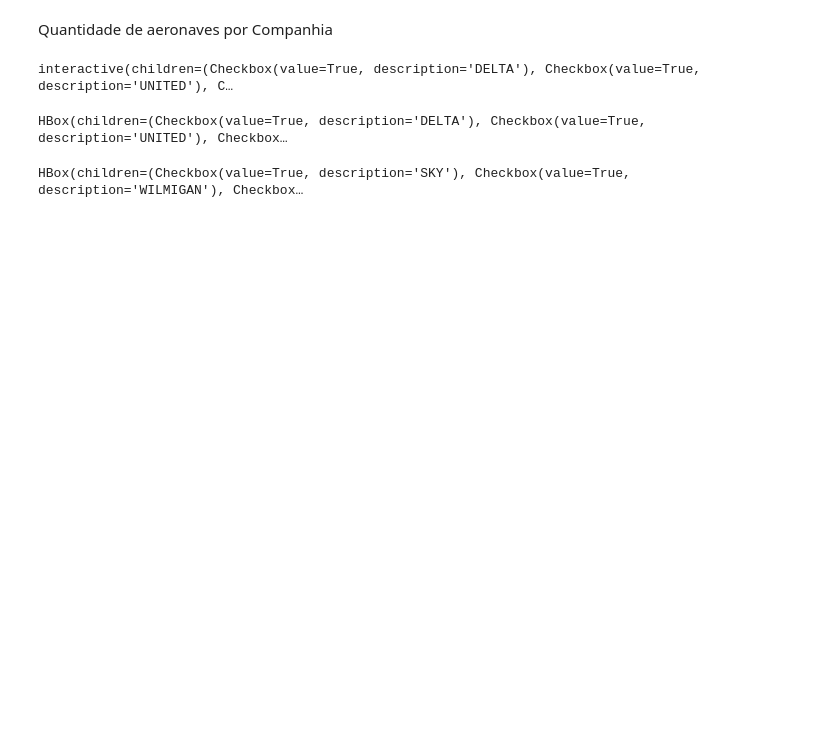
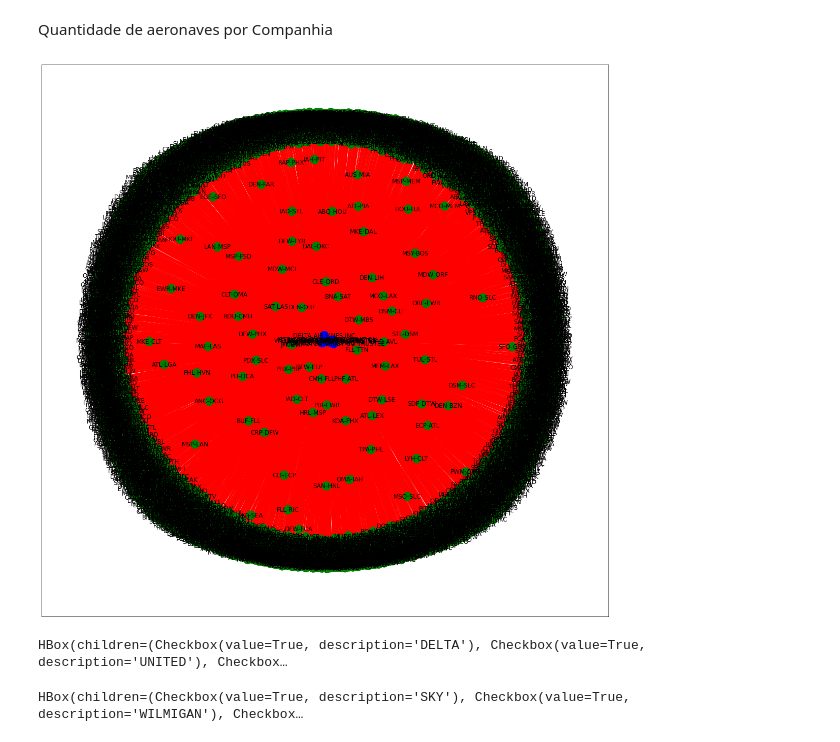
Before and after one commit to IgorMichels/USA_Flights_Graphs, a Jupyter notebook: Teste NetworkX-2.ipynb, the cells around one changed output. Saved outputs shown, nothing was run; the diff lists cells and outputs as text; code cells hidden in the pictures; blank space fills up the shorter version.

Commit message:
graph

```diff
--- a/Teste NetworkX-2.ipynb
+++ b/Teste NetworkX-2.ipynb
@@ -25,8 +48,8 @@ Quantidade de aeronaves por Companhia
 # %%
 conn = pymysql.connect(host = 'localhost',
                        user = 'root',
-                       passwd = 'qwerty123',
-                       database = 'usa_flights') # só muda aqui para flights / usa_flights
+                       passwd = '#IGt361320',
+                       database = 'flights') # só muda aqui para flights / usa_flights
 
 cur = conn.cursor()
 # %%
@@ -99,36 +122,36 @@ def graph(DELTA, UNITED, AMERICAN, WELLS, SOUTHWEST, SKY, WILMIGAN, BANK, JETBLU
     ORDER BY Flights DESC
     ;
     '''.format(where)
 
     conn = pymysql.connect(host = 'localhost',
                            user = 'root',
-                           passwd = 'qwerty123',
-                           database = 'usa_flights')
+                           passwd = '#IGt361320',
+                           database = 'flights')
 
 
 
     df = pd.read_sql_query(query, conn)
     G = nx.DiGraph()
     for ind in df.index:
         if df.loc[ind, 'Flights'] >= 100:
             G.add_node(df.loc[ind, 'Companny'], color = 'blue')
             G.add_node(df.loc[ind, 'Route'], color = 'green')
             G.add_edge(df.loc[ind, 'Companny'], df.loc[ind, 'Route'],
                        color='red')
 
 
     fig, ax = plt.subplots(figsize=(20,20))
     pos = nx.spring_layout(G, scale=1)
 
     nx.draw_networkx(G,
                      pos = pos,
                      ax = ax,
                      node_color = [nx.get_node_attributes(G,'color')[g] for g in G.nodes()],
                      edge_color = [nx.get_edge_attributes(G,'color')[g] for g in G.edges()],)
 
     plt.show()
 # %% [output]
-interactive(children=(Checkbox(value=True, description='DELTA'), Checkbox(value=True, description='UNITED'), C…
+[figure, added]
 # %%
 def graph(DELTA, UNITED, AMERICAN, WELLS, SOUTHWEST, SKY, WILMIGAN, BANK, JETBLUE, ALASKA):
     delta = "Companies.name = 'DELTA AIR LINES INC'"
```
Also changed, not shown: parts of 1 cell of this notebook.
